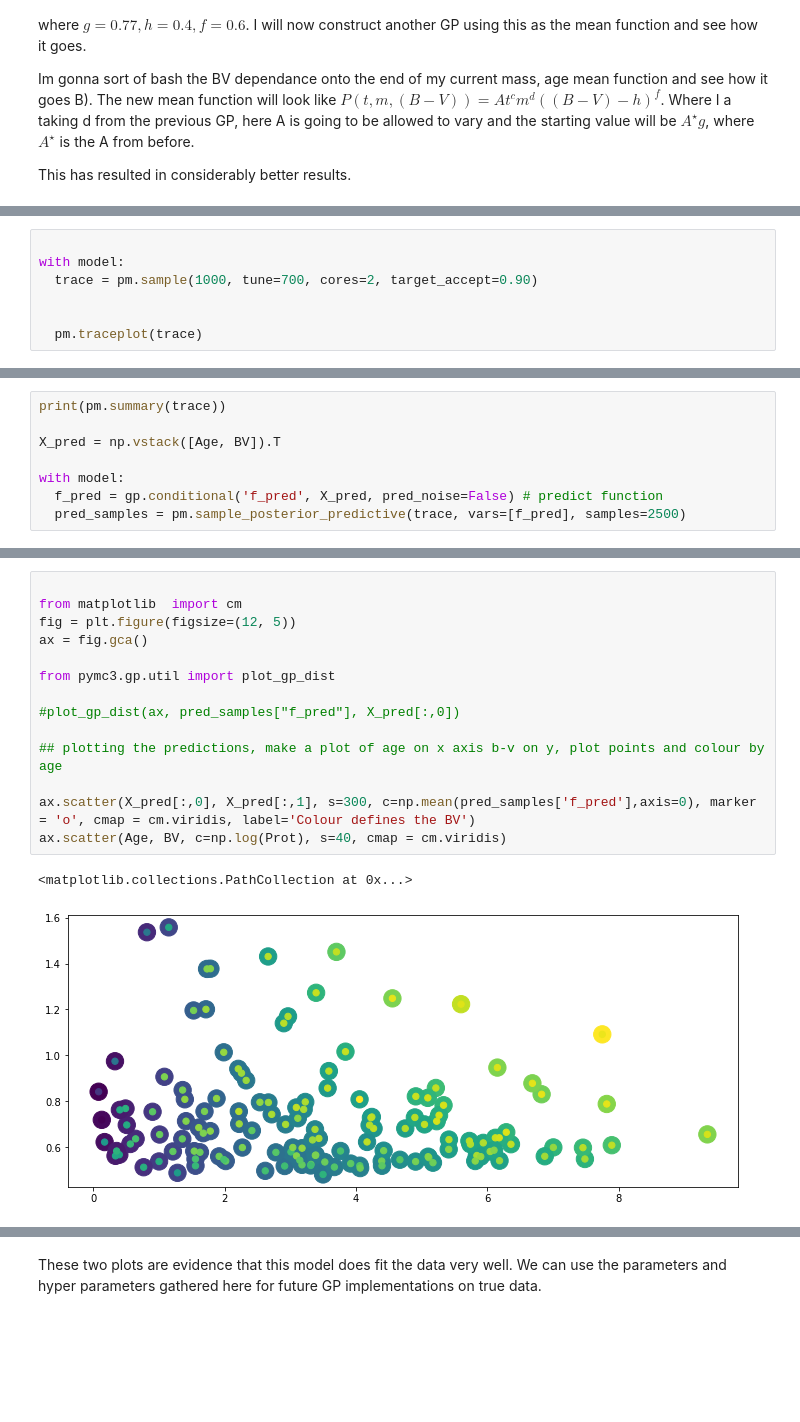
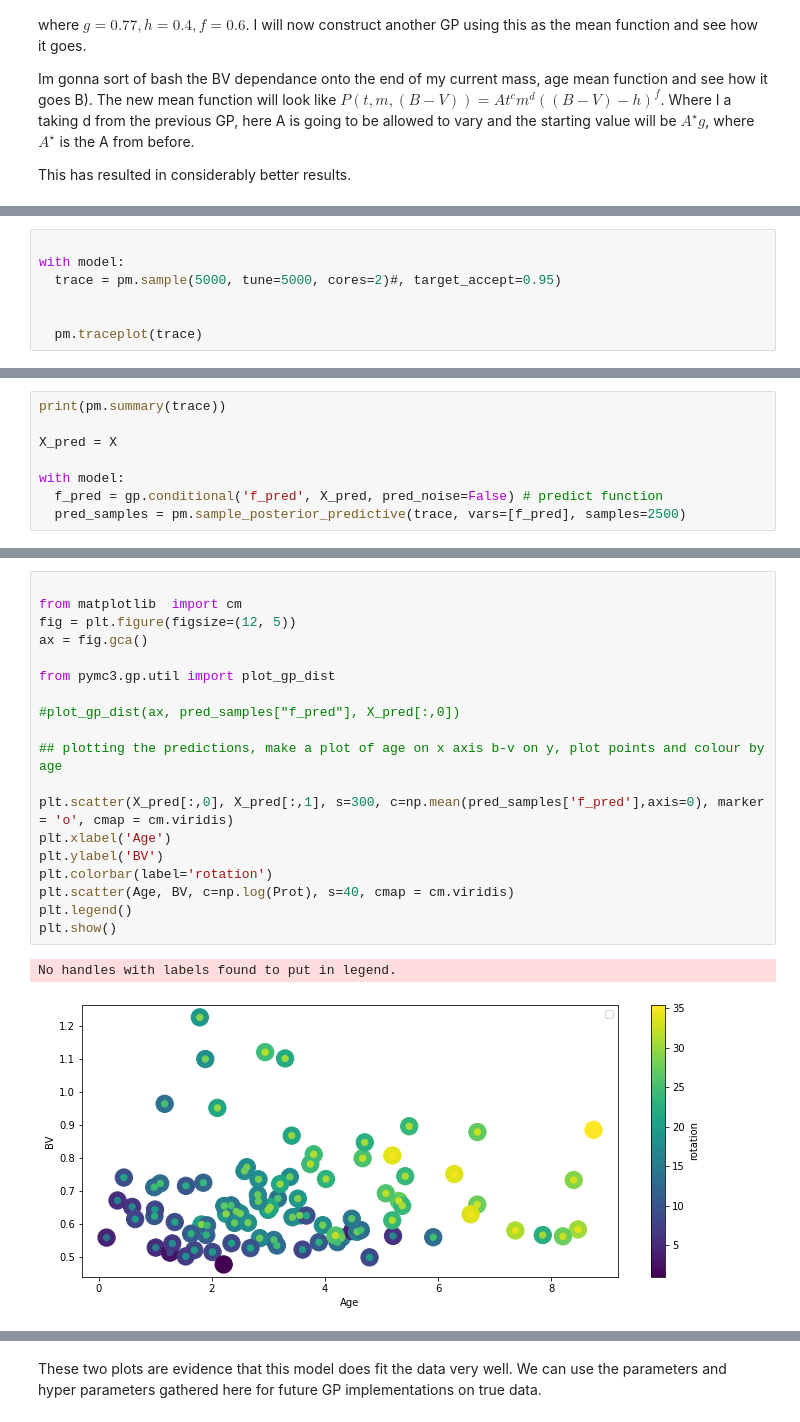
Before and after one commit to ni-phy/year4-project, a Jupyter notebook: Henry/3d_fitting.ipynb, the cells around one changed output, grey strips where cells are left out. Drawn from its saved outputs; the diff is of its cells as text; blank space fills up the shorter version.

```diff
--- a/Henry/3d_fitting.ipynb
+++ b/Henry/3d_fitting.ipynb
@@ -186,7 +196,7 @@ with pm.Model() as model:
 # %%
 
 with model:
-  trace = pm.sample(1000, tune=700, cores=2, target_accept=0.90)
+  trace = pm.sample(5000, tune=5000, cores=2)#, target_accept=0.95)
 
 
   pm.traceplot(trace)
@@ -206,7 +212,7 @@ The estimated number of effective samples is smaller than 200 for some parameter
 # %%
 print(pm.summary(trace))
 
-X_pred = np.vstack([Age, BV]).T
+X_pred = X
 
 with model:
   f_pred = gp.conditional('f_pred', X_pred, pred_noise=False) # predict function
@@ -234,20 +252,25 @@ WARNING (theano.tensor.blas): We did not find a dynamic library in the library_d
 # %%
 
 from matplotlib  import cm
 fig = plt.figure(figsize=(12, 5))
 ax = fig.gca()
 
 from pymc3.gp.util import plot_gp_dist
 
 #plot_gp_dist(ax, pred_samples["f_pred"], X_pred[:,0])
 
 ## plotting the predictions, make a plot of age on x axis b-v on y, plot points and colour by age
 
-ax.scatter(X_pred[:,0], X_pred[:,1], s=300, c=np.mean(pred_samples['f_pred'],axis=0), marker = 'o', cmap = cm.viridis, label='Colour defines the BV')
-ax.scatter(Age, BV, c=np.log(Prot), s=40, cmap = cm.viridis)
+plt.scatter(X_pred[:,0], X_pred[:,1], s=300, c=np.mean(pred_samples['f_pred'],axis=0), marker = 'o', cmap = cm.viridis)
+plt.xlabel('Age')
+plt.ylabel('BV')
+plt.colorbar(label='rotation')
+plt.scatter(Age, BV, c=np.log(Prot), s=40, cmap = cm.viridis)
+plt.legend()
+plt.show()
 # %% [output]
-<matplotlib.collections.PathCollection at 0x...>
+No handles with labels found to put in legend.
-[figure, old version]
+[figure, new version]
 # %%
 A = np.mean(trace['A_'])
 c = np.mean(trace['c_'])
```
Also changed, not shown: parts of 11 cells of this notebook.
